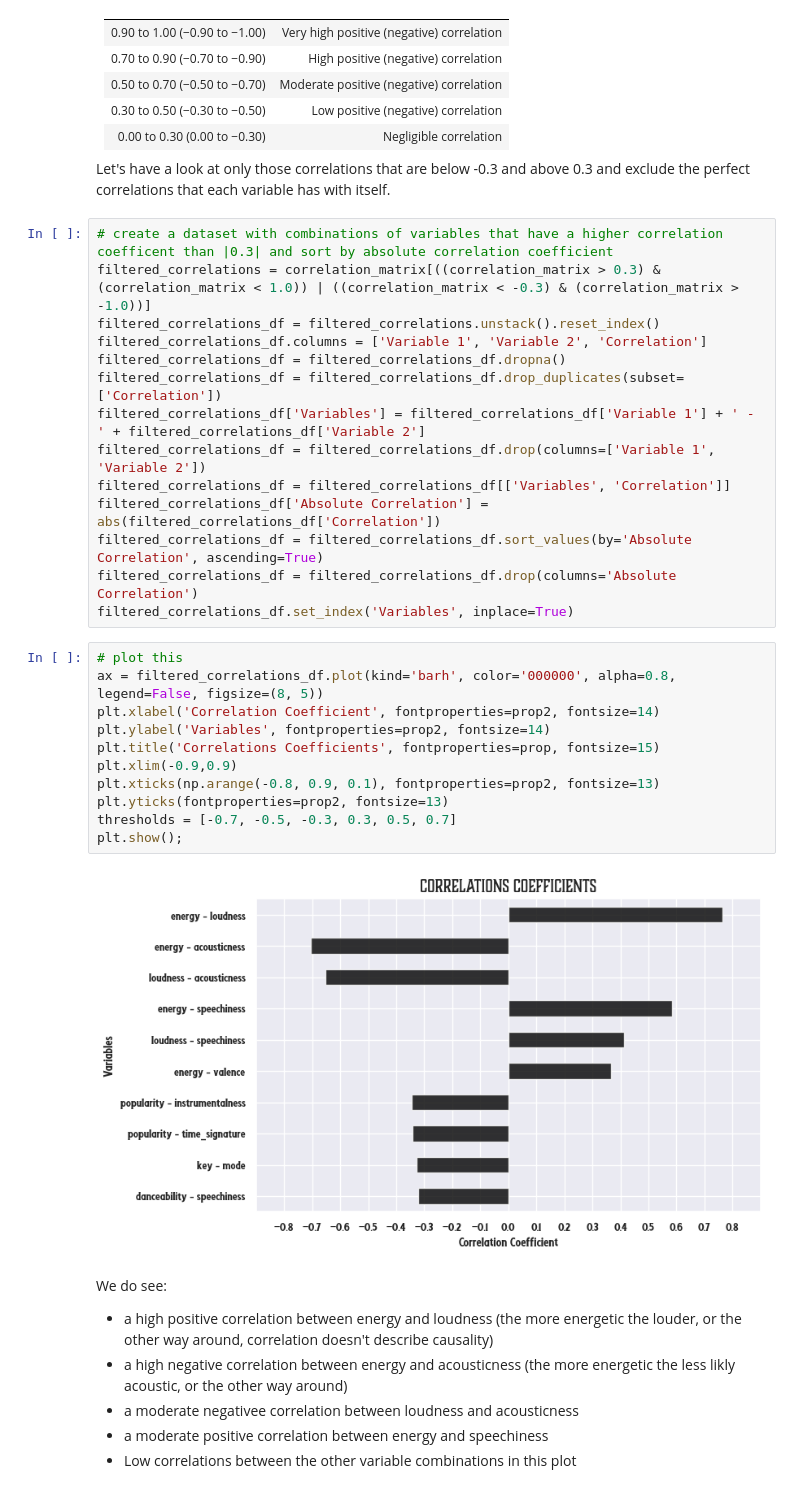
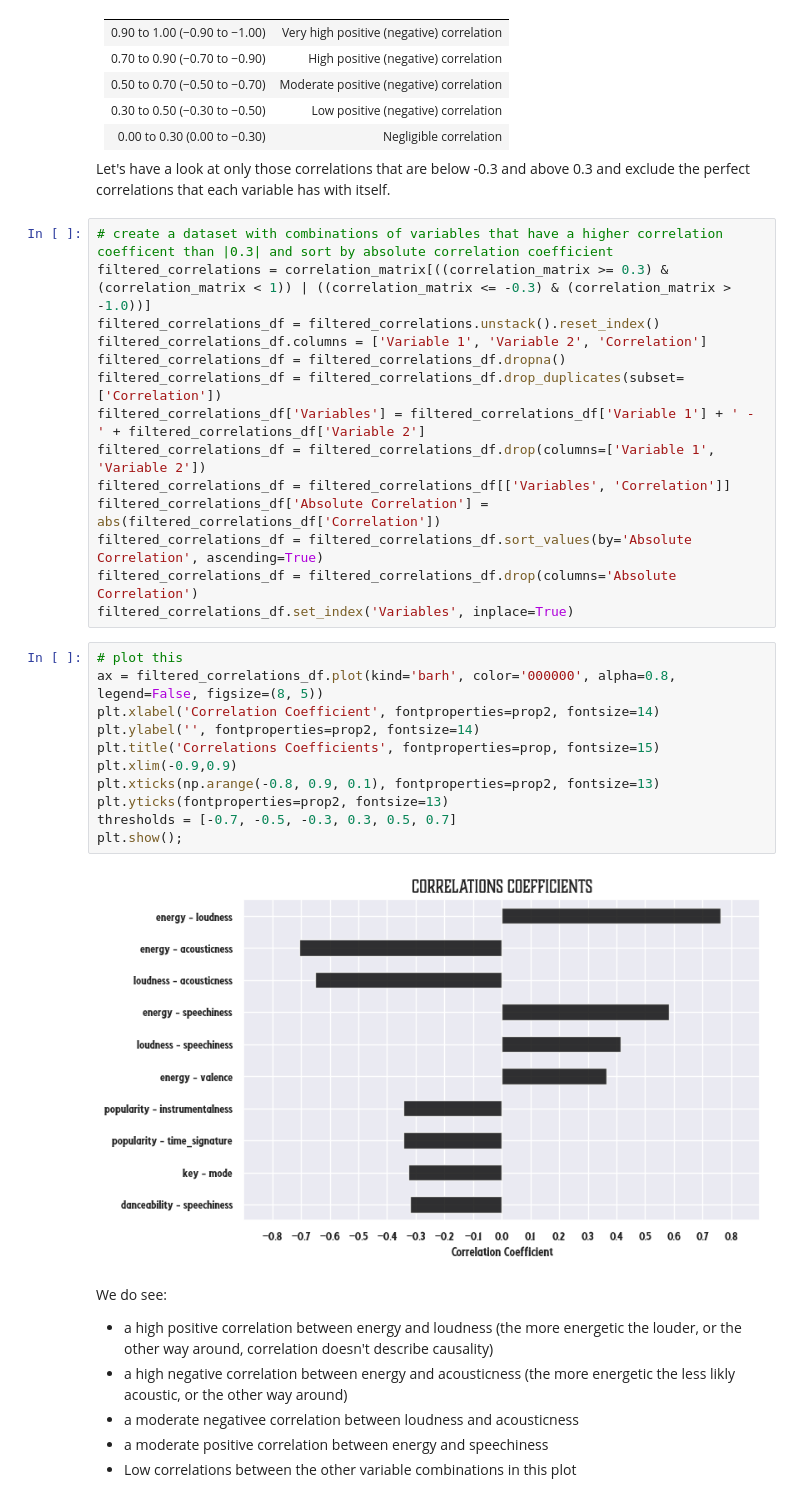
Before and after one commit to scheinmensch/Spotify, a Jupyter notebook: AllThemWitches.ipynb, the cells around one changed output. Drawn from its saved outputs; the diff is of its cells as text.

```diff
--- a/AllThemWitches.ipynb
+++ b/AllThemWitches.ipynb
@@ -754,7 +754,7 @@ How can these numbers be interpreted?
 Let's have a look at only those correlations that are below -0.3 and above 0.3 and exclude the perfect correlations that each variable has with itself.
 # %%
 # create a dataset with combinations of variables that have a higher correlation coefficent than |0.3| and sort by absolute correlation coefficient
-filtered_correlations = correlation_matrix[((correlation_matrix > 0.3) & (correlation_matrix < 1.0)) | ((correlation_matrix < -0.3) & (correlation_matrix > -1.0))]
+filtered_correlations = correlation_matrix[((correlation_matrix >= 0.3) & (correlation_matrix < 1)) | ((correlation_matrix <= -0.3) & (correlation_matrix > -1.0))]
 filtered_correlations_df = filtered_correlations.unstack().reset_index()
 filtered_correlations_df.columns = ['Variable 1', 'Variable 2', 'Correlation']
 filtered_correlations_df = filtered_correlations_df.dropna()
@@ -769,16 +769,16 @@ filtered_correlations_df.set_index('Variables', inplace=True)
 # %%
 # plot this
 ax = filtered_correlations_df.plot(kind='barh', color='000000', alpha=0.8, legend=False, figsize=(8, 5))
 plt.xlabel('Correlation Coefficient', fontproperties=prop2, fontsize=14)
-plt.ylabel('Variables', fontproperties=prop2, fontsize=14)
+plt.ylabel('', fontproperties=prop2, fontsize=14)
 plt.title('Correlations Coefficients', fontproperties=prop, fontsize=15)
 plt.xlim(-0.9,0.9)
 plt.xticks(np.arange(-0.8, 0.9, 0.1), fontproperties=prop2, fontsize=13)
 plt.yticks(fontproperties=prop2, fontsize=13)
 thresholds = [-0.7, -0.5, -0.3, 0.3, 0.5, 0.7]
 plt.show();
 # %% [output]
-[figure, old version]
+[figure, new version]
 # %% [markdown]
 We do see:
 - a high positive correlation between energy and loudness (the more energetic the louder, or the other way around, correlation doesn't describe causality)
```
Also changed, not shown: parts of 6 cells of this notebook, 1 other file.
